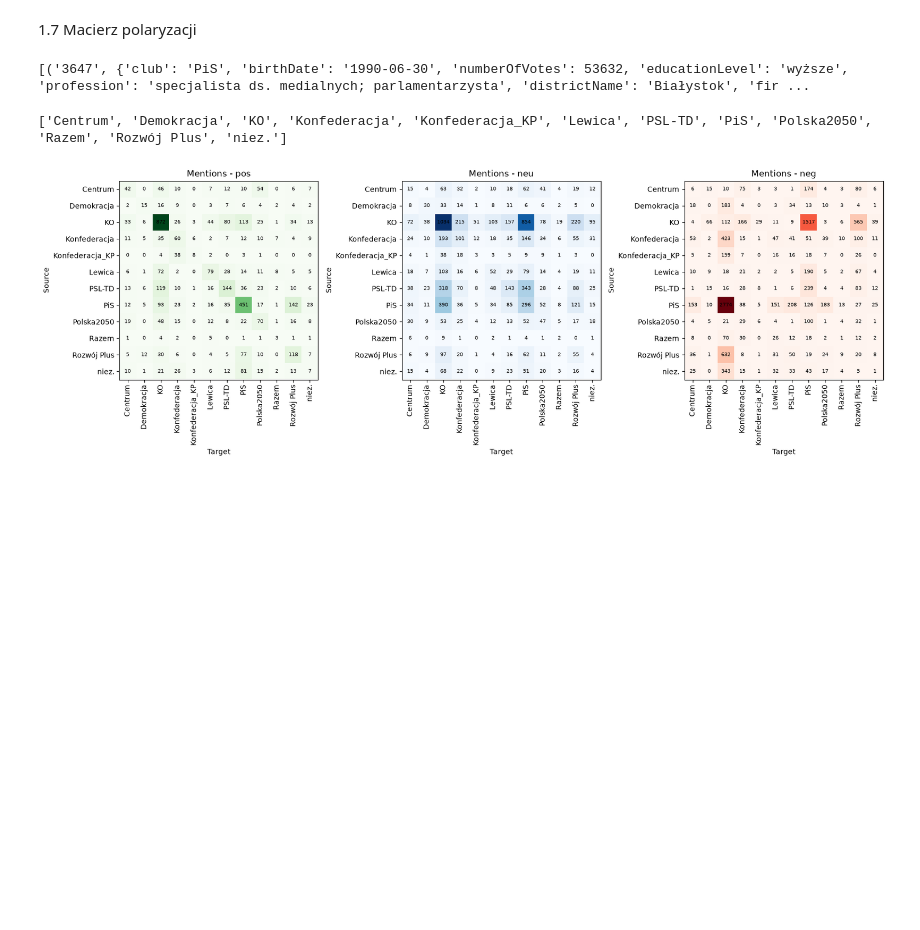
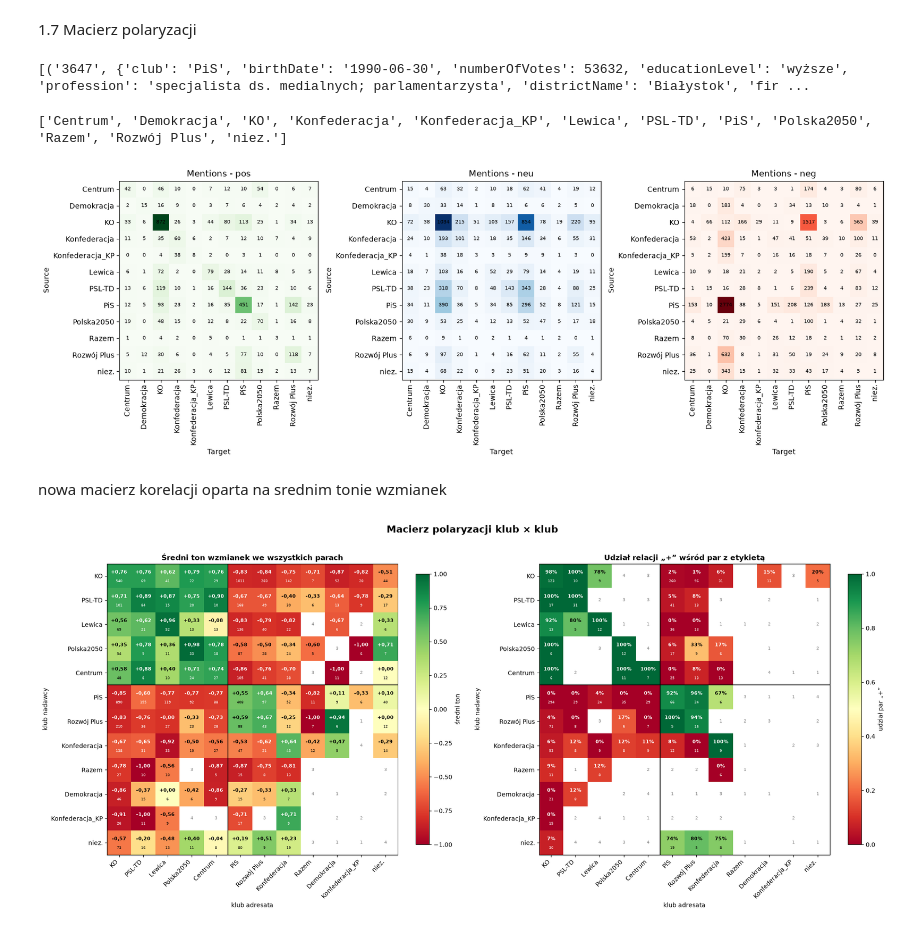
Before and after one commit to mlenart4/inzynierka, a Jupyter notebook: graph_metrics.ipynb, the cells around one changed output. Drawn from its saved outputs; the diff is of its cells as text; code cells hidden in the pictures; blank space fills up the shorter version.

```diff
--- a/graph_metrics.ipynb
+++ b/graph_metrics.ipynb
@@ -358,3 +358,80 @@ for ax, mat, cmap, title in [(axes[0], pos_m, "Greens", "Mentions - pos"),
             ax.text(j, i, mat[i, j], ha="center", va="center", fontsize=7)
 # %% [output]
 [figure]
+# %% [markdown]
+nowa macierz korelacji oparta na srednim tonie wzmianek
+# %%
+from pipeline import krawedzie, table
+
+MIN_PAR = 5   # poniżej tej liczby par komórka bez koloru, tylko liczba
+
+kluby_koalicji = ["KO", "PSL-TD", "Lewica", "Polska2050", "Centrum"]
+kluby_opozycji = ["PiS", "Rozwój Plus", "Konfederacja", "Razem", "Demokracja", "Konfederacja_KP", "niez."]
+kolejnosc = kluby_koalicji + kluby_opozycji
+assert set(kolejnosc) == set(table["klub"]), "lista klubów nie pasuje do danych"
+
+nr = {klub: i for i, klub in enumerate(kolejnosc)}
+n = len(kolejnosc)
+
+# średni ton: tylko pary, w których jest jakakolwiek wzmianka p/n (przy p = n = 0 ton jest nieokreślony)
+z_tonem = krawedzie[(krawedzie["p"] + krawedzie["n"]) > 0].copy()
+z_tonem["ton"] = (z_tonem["p"] - z_tonem["n"]) / (z_tonem["p"] + z_tonem["n"])
+
+# udział "+" wśród par z etykietą
+z_etykieta_ = krawedzie[krawedzie["etykieta"].notna()].copy()
+z_etykieta_["plus"] = (z_etykieta_["etykieta"] == "+").astype(float)
+
+def macierz(tabela, kolumna):
+    srednia = np.full((n, n), np.nan)
+    liczba = np.zeros((n, n), dtype=int)
+    for (a, b), g in tabela.groupby(["klub_nadawcy", "klub_adresata"]):
+        srednia[nr[a], nr[b]] = g[kolumna].mean()
+        liczba[nr[a], nr[b]] = len(g)
+    return srednia, liczba
+
+def rysuj(ax, wartosci, liczby, vmin, vmax, format_tekstu, tytul, podpis_paska):
+    widoczne = np.where(liczby >= MIN_PAR, wartosci, np.nan)
+    obraz = ax.imshow(widoczne, cmap="RdYlGn", vmin=vmin, vmax=vmax)
+
+    for i in range(n):
+        for j in range(n):
+            if liczby[i, j] == 0:
+                continue
+            if liczby[i, j] >= MIN_PAR:
+                pozycja = (wartosci[i, j] - vmin) / (vmax - vmin)
+                kolor = "white" if (pozycja < 0.2 or pozycja > 0.8) else "black"
+                ax.text(j, i - 0.15, format_tekstu(wartosci[i, j]), ha="center", va="center",
+                        fontsize=8, fontweight="bold", color=kolor)
+                ax.text(j, i + 0.22, str(liczby[i, j]), ha="center", va="center", fontsize=6, color=kolor)
+            else:
+                ax.text(j, i, str(liczby[i, j]), ha="center", va="center", fontsize=7, color="gray")
+
+    # linia między koalicją a opozycją
+    granica = len(kluby_koalicji) - 0.5
+    ax.axhline(granica, color="black", linewidth=1.2)
+    ax.axvline(granica, color="black", linewidth=1.2)
+
+    ax.set_xticks(range(n))
+    ax.set_xticklabels(kolejnosc, rotation=45, ha="right")
+    ax.set_yticks(range(n))
+    ax.set_yticklabels(kolejnosc)
+    ax.set_xlabel("klub adresata")
+    ax.set_ylabel("klub nadawcy")
+    ax.set_title(tytul, fontweight="bold")
+    plt.colorbar(obraz, ax=ax, shrink=0.8, label=podpis_paska)
+
+ton, liczba_par = macierz(z_tonem, "ton")
+plus, liczba_et = macierz(z_etykieta_, "plus")
+
+fig, osie = plt.subplots(1, 2, figsize=(20, 9))
+rysuj(osie[0], ton, liczba_par, -1, 1,
+      lambda w: f"{w:+.2f}".replace(".", ","),
+      "Średni ton wzmianek we wszystkich parach", "średni ton")
+rysuj(osie[1], plus, liczba_et, 0, 1,
+      lambda w: f"{w:.0%}",
+      "Udział relacji „+” wśród par z etykietą", "udział par „+”")
+fig.suptitle("Macierz polaryzacji klub × klub", fontsize=16, fontweight="bold")
+plt.tight_layout()
+plt.show()
+# %% [output]
+[figure, added]
```
Also changed, not shown: parts of 1 cell of this notebook.
